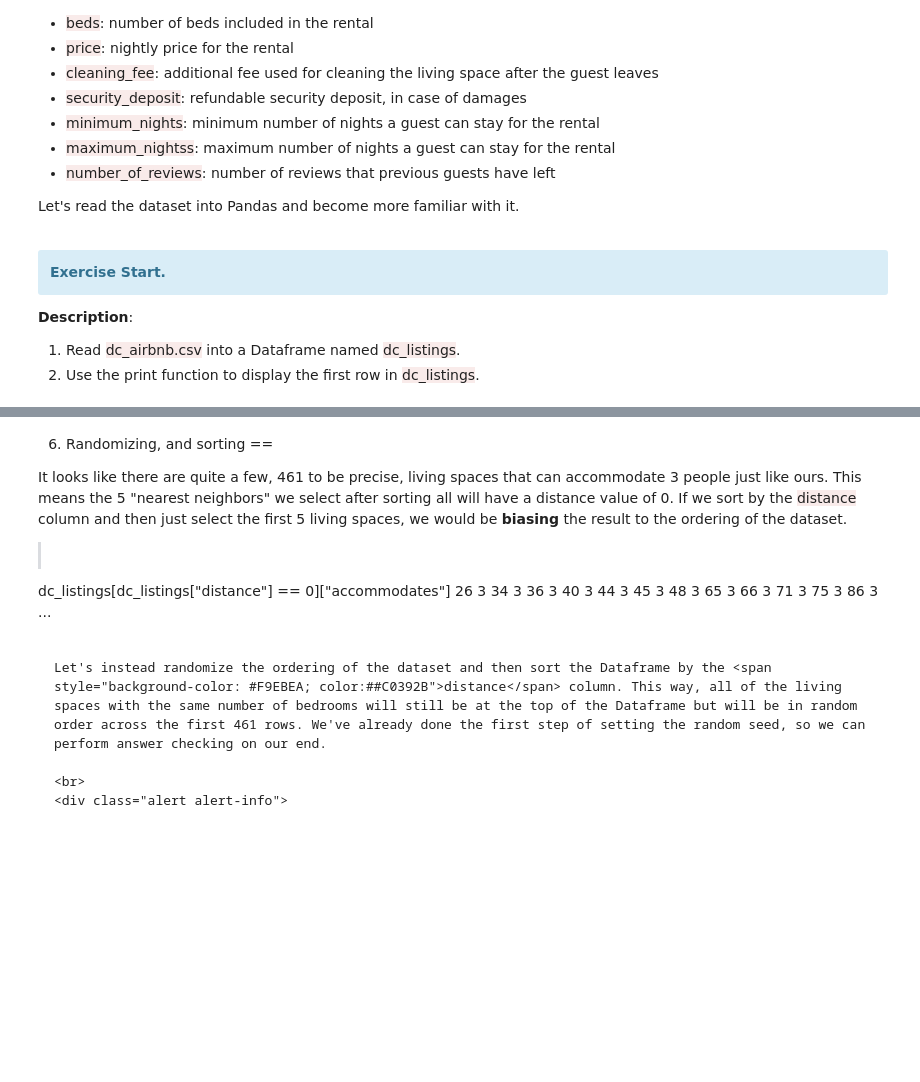
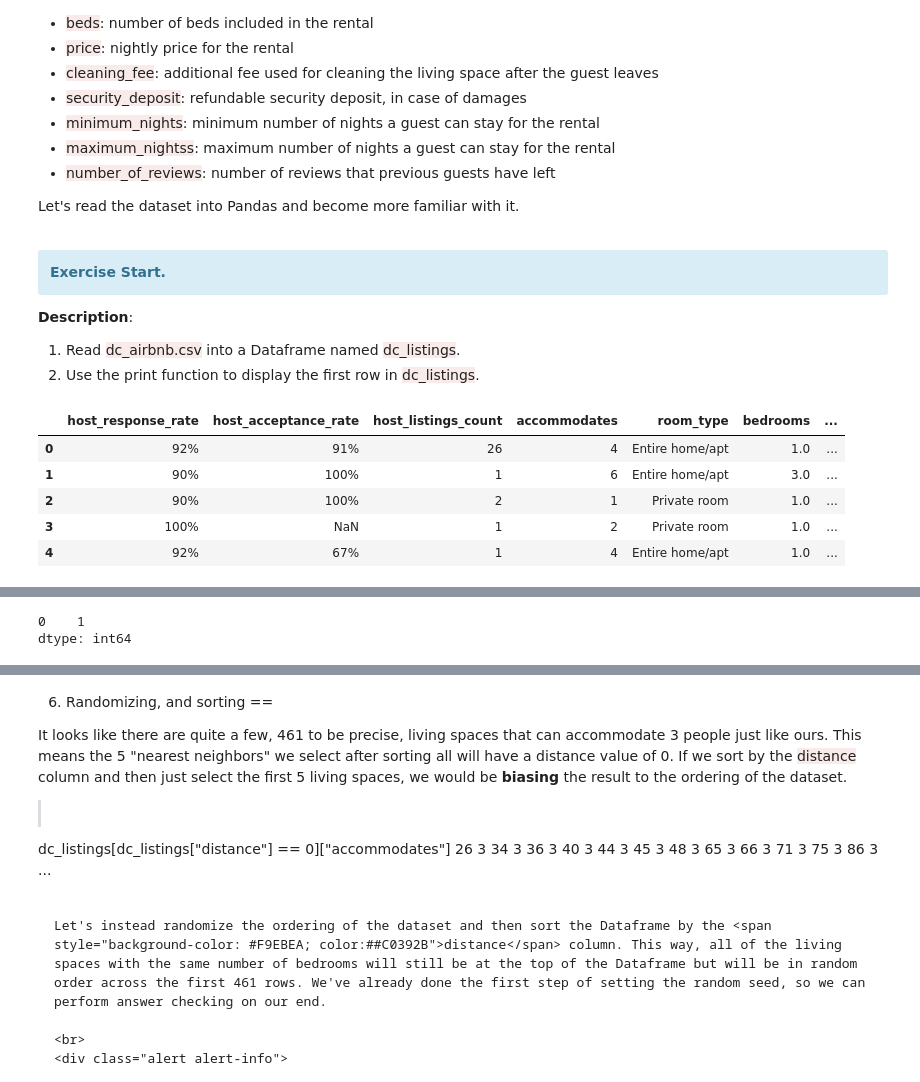
Before and after one commit to PedroKlisley/EEC2006, a Jupyter notebook: Lesson 13_Airbnb/Part I - Introduction to K-Nearest Neighbors.ipynb, the cells around one changed output, grey strips where cells are left out. Saved outputs shown, nothing was run; the diff lists cells and outputs as text; code cells hidden in the pictures; blank space fills up the shorter version.

```diff
--- a/Lesson 13_Airbnb/Part I - Introduction to K-Nearest Neighbors.ipynb
+++ b/Lesson 13_Airbnb/Part I - Introduction to K-Nearest Neighbors.ipynb
@@ -61,3 +66,13 @@ Let's read the dataset into Pandas and become more familiar with it.
+# %%
+dc_listings = pd.read_csv('dc_airbnb.csv')
+dc_listings.head()
+# %% [output]
+|  | host_response_rate | host_acceptance_rate | host_listings_count | accommodates | room_type | bedrooms | ... |
+| 0 | 92% | 91% | 26 | 4 | Entire home/apt | 1.0 | ... |
+| 1 | 90% | 100% | 1 | 6 | Entire home/apt | 3.0 | ... |
+| 2 | 90% | 100% | 2 | 1 | Private room | 1.0 | ... |
+| 3 | 100% | NaN | 1 | 2 | Private room | 1.0 | ... |
+| 4 | 92% | 67% | 1 | 4 | Entire home/apt | 1.0 | ... |
 # %% [markdown]
 3. K-nearest neighbors
 ==
@@ -112,6 +127,12 @@ The living space that we want to rent can accommodate 3 people. Let's first calc
 
 1. Calculate the Euclidean distance between our living space, which can accommodate 3 people, and the first living space in the <span style="background-color: #F9EBEA; color:##C0392B">dc_listings</span> Dataframe.
 2. Assign the result to <span style="background-color: #F9EBEA; color:##C0392B">first_distance</span> and display the value using the <span style="background-color: #F9EBEA; color:##C0392B">print</span> function.
+# %%
+first_distance = dc_listings.loc[:0].apply(lambda x: abs(x['accommodates']-3), axis=1)
+print(first_distance)
+# %% [output]
+0    1
+dtype: int64
 # %% [markdown]
 5. Calculate distance for all observations
 ==
```
Also changed, not shown: parts of 5 cells of this notebook.
